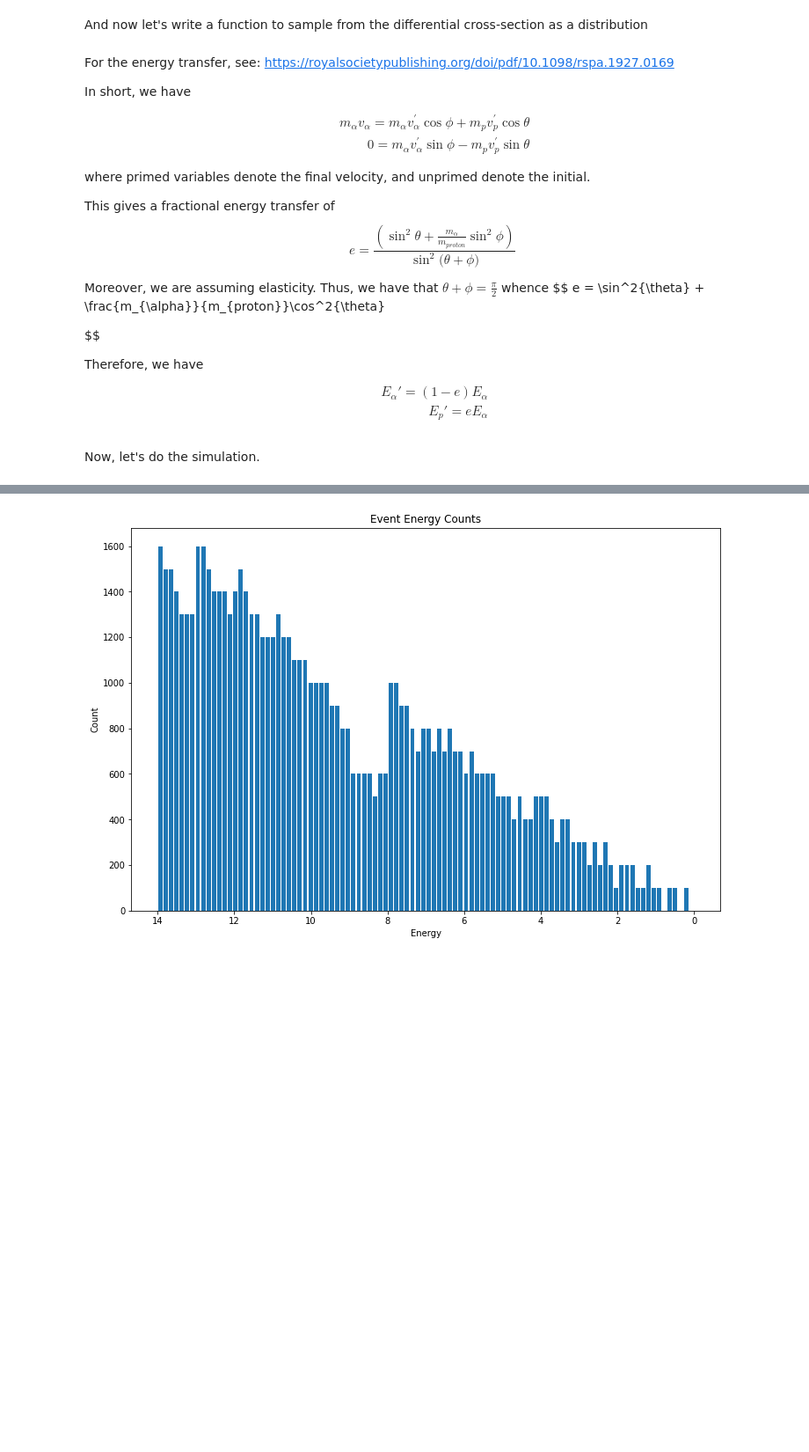
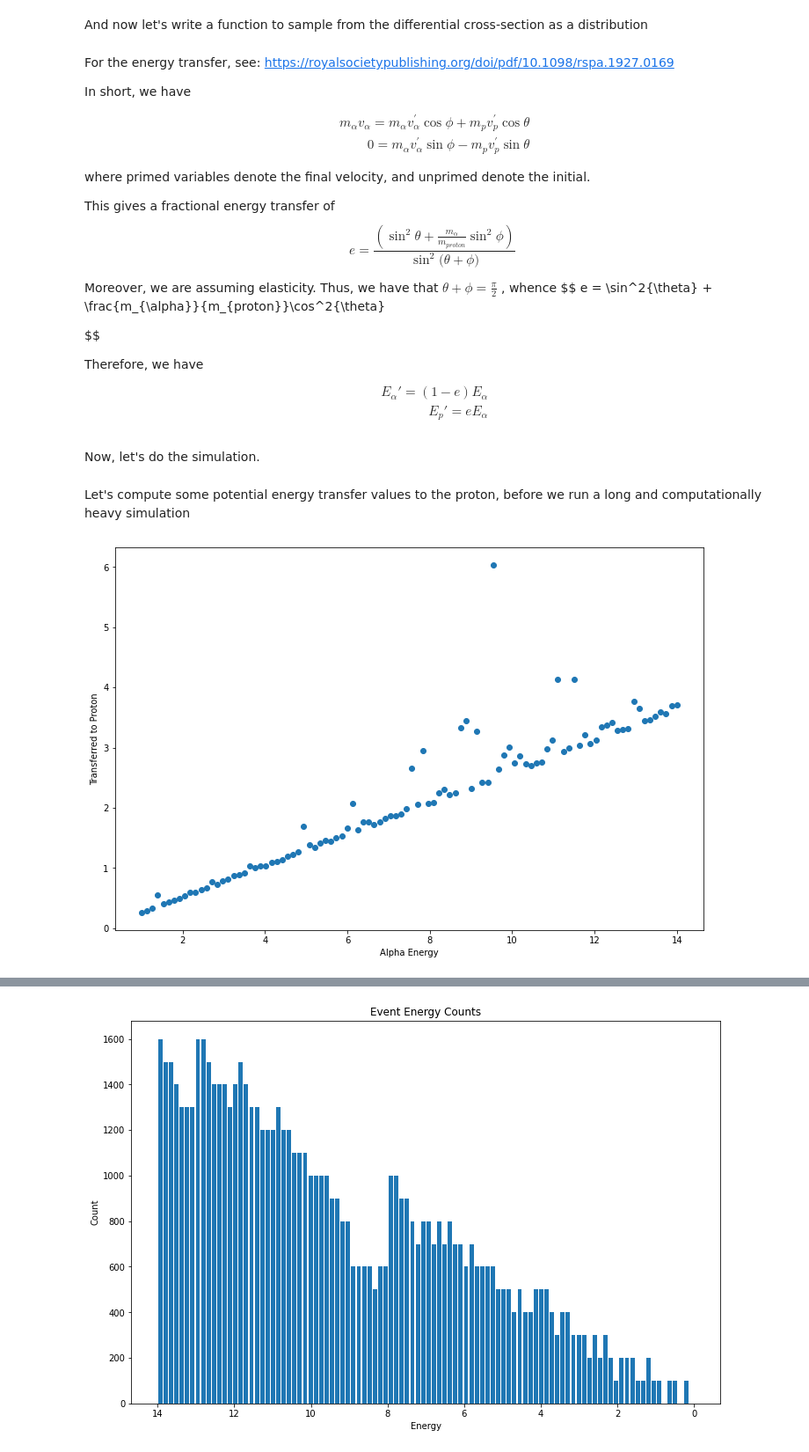
Before and after one commit to ddrobner/scatteringsim, a Jupyter notebook: scatteringsim.ipynb, the cells around one changed output, grey strips where cells are left out. Shown at 88% size. Saved outputs shown, nothing was run; the diff lists cells and outputs as text; code cells hidden in the pictures; blank space fills up the shorter version.

Commit message:
energy transfer?

```diff
--- a/scatteringsim.ipynb
+++ b/scatteringsim.ipynb
@@ -244,7 +244,7 @@ def scattering_angle(ke):
     Z = 48
     while True:
         # first we sample from a uniform distribution of valid x-values
-        xsample = random.uniform(theta_min, np.pi)
+        xsample = random.uniform(theta_min, np.pi/2)
         # then find the scaled differential crosssection at the x-sample
         scx = scaled_diff_cx(xsample, ke)
         # and then return the x-sample if a random number is less than that value
@@ -272,7 +272,7 @@ e = \frac{\left(\sin^2{\theta} + \frac{m_{\alpha}}{m_{proton}}\sin^2{\phi}
 $$
 
 Moreover, we are assuming elasticity. Thus, we have that $\theta + \phi =
-\frac{\pi}{2}$ whence
+\frac{\pi}{2}$, whence
 $$
 e = \sin^2{\theta} + \frac{m_{\alpha}}{m_{proton}}\cos^2{\theta}
 
@@ -292,8 +292,8 @@ def energy_transfer(e_i):
     # as well as the scattering angle (if we need it later) in pos. 2
     m_alpha = 6.646E-27 # kg
     m_proton = 1.6726E-27 # kg
-    scatter_angle = scattering_angle(e_i)
-    frac_e = np.power(np.sin(scatter_angle), 2) + (m_alpha/m_proton)*np.power(np.cos(scatter_angle), 2)
+    scatter_angle = scattering_angle(e_i) # in radians
+    frac_e = 1/(np.power(np.sin(scatter_angle), 2) + (m_alpha/m_proton)*np.power(np.cos(scatter_angle), 2))
     p_energy = frac_e*e_i
     a_energy = (1 - frac_e)*e_i
     return (a_energy, p_energy, scatter_angle)
@@ -322,6 +322,26 @@ def scatter_sim(e_0, epsilon=0.1, density=0.8562, stepsize=0.001, sim_data=None)
             e_i = e_i - stp_interp(e_i)*stepsize
     if sim_data is None:
         return data
+# %% [markdown]
+Let's compute some potential energy transfer values to the proton, before we run
+a long and computationally heavy simulation
+# %%
+ei_range = np.linspace(1, 14, 100)
+transfer_e = [energy_transfer(i)[1] for i in ei_range]
+
+#print(energy_transfer(8)[1])
+#print(transfer_e)
+#etransfer_bins = BinnedCountData(d=transfer_e, num_bins=20)
+#etransfer_bins.add_count_by_list(transfer_e)
+
+#plt.hist(etransfer_bins.bin_edges[:-1], etransfer_bins.bin_edges,
+#weights=etransfer_bins.counts, rwidth=0.8)
+plt.scatter(ei_range, transfer_e)
+plt.xlabel("Alpha Energy")
+plt.ylabel("Transferred to Proton")
+plt.show()
+# %% [output]
+[figure, added]
 # %%
 # ok, now let's write a loop to process a lot of particles
 # using one on each thread to speed things up
```
Also changed, not shown: parts of 2 cells of this notebook.
